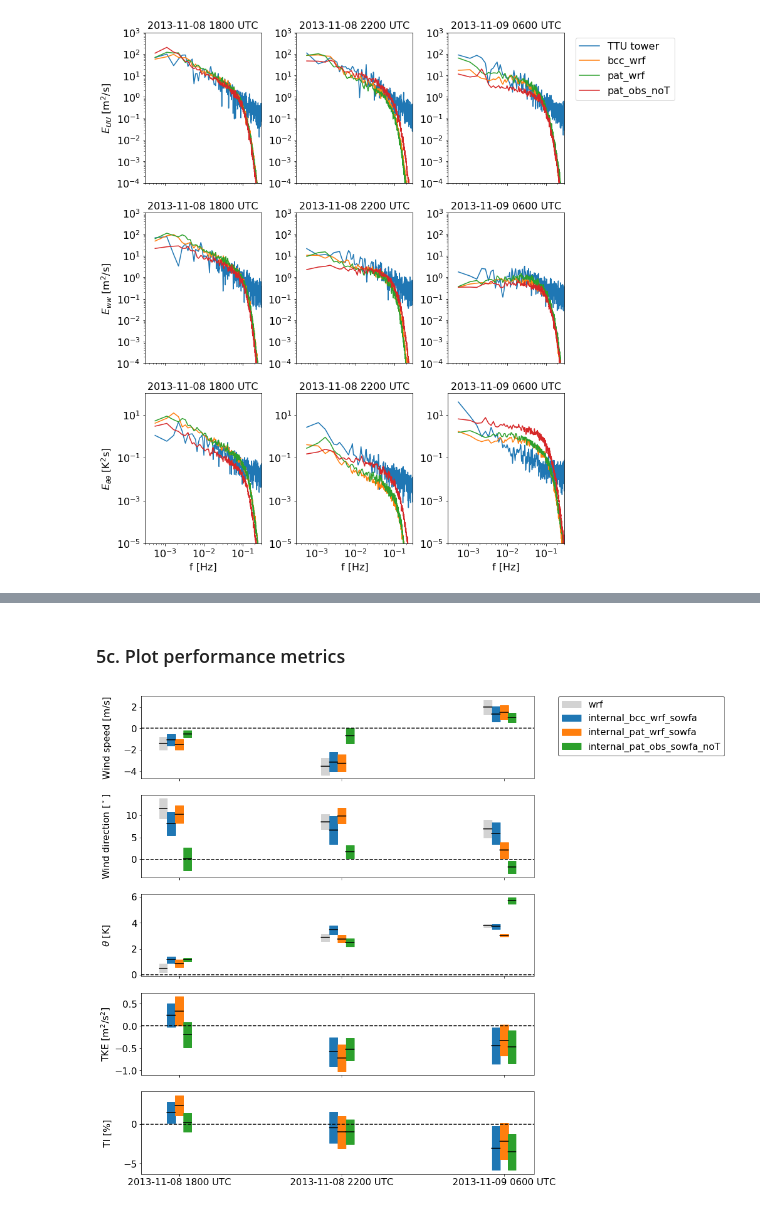
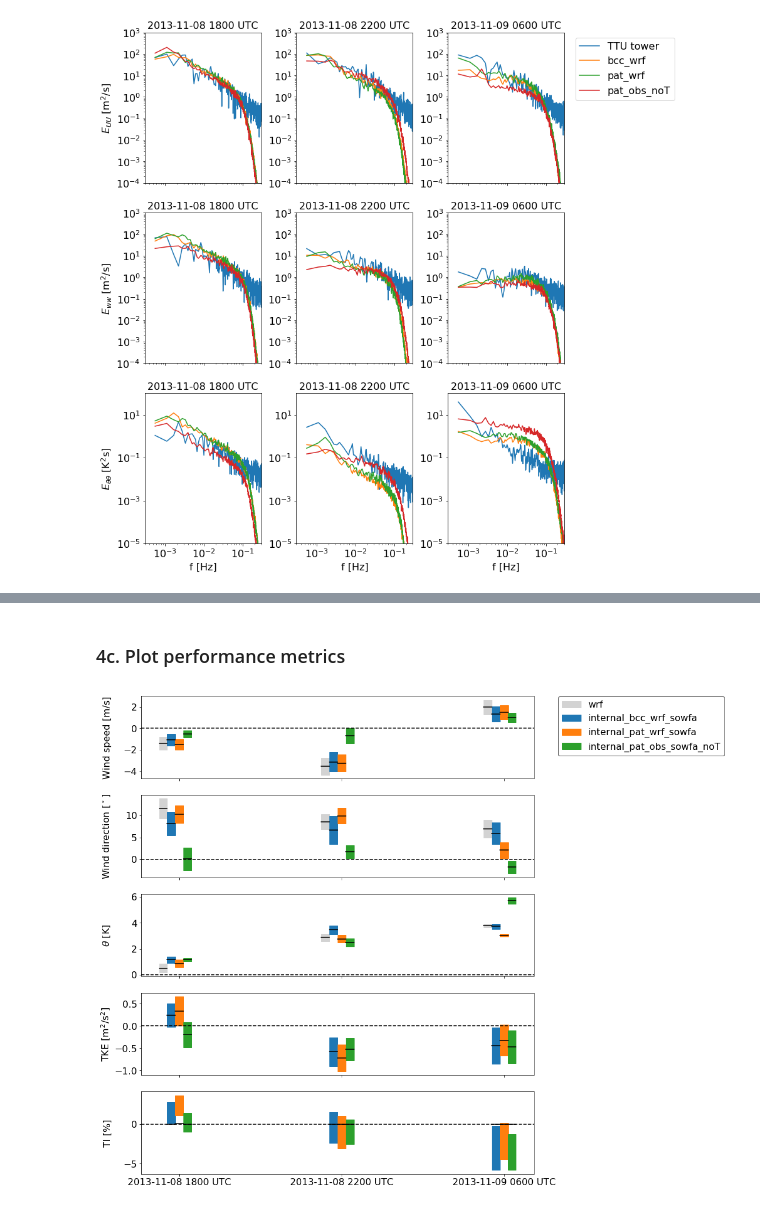
Before and after one commit to a2e-mmc/assessment, a Jupyter notebook: studies/coupling_comparison/assessment/assess_virtual_tower_data.ipynb, the cells around one changed output, grey strips where cells are left out. Drawn from its saved outputs; the diff is of its cells as text; code cells hidden in the pictures.

```diff
--- a/studies/coupling_comparison/assessment/assess_virtual_tower_data.ipynb
+++ b/studies/coupling_comparison/assessment/assess_virtual_tower_data.ipynb
@@ -94,4 +103 @@ Wall time: 1.71 s
-# %%
-for sim in simulations:
-    helper.calc_QOIs(df_10min[sim])
 # %% [markdown]
@@ -276,0 +260,13 @@ STD.set_index('sim',append=True,inplace=True)
+# %%
+# Create index
+midx = pd.MultiIndex.from_product([pd.to_datetime(selected_times), # Selected times
+                                   metrics,                        # Metrics
+                                   selected_sims],                 # List of simulations including wrf
+                                  names=['datetime','metric','sim'])
+
+# Create field of NaNs to fill dataframe
+nanfield = np.nan*np.ones((midx.size,len(selected_fields)))
+
+# Create dataframe
+metrics = pd.DataFrame(nanfield,columns=selected_fields,index=midx)
+metrics.head()
@@ -277,51 +331,70 @@ STD.set_index('sim',append=True,inplace=True)
 # %% [markdown]
-### 5c. Plot performance metrics
+### 4c. Plot performance metrics
 # %%
 nrows = len(selected_fields)
 fig, ax = plt.subplots(nrows,1,sharex=True,figsize=(12,3*nrows))
-index = np.arange(len(selected_times))
 bar_width = 0.05
 
+# Loop over fields and simulations
 for i, field in enumerate(selected_fields):
-    for j,dfname in enumerate(ME.index.get_level_values(1).unique()):
+    for j,dfname in enumerate(selected_sims):
+        # Scale TI to be in percentage
         scale = 1
         if field == 'TI':
             scale = 100
+
+        # Set color of wrf to gray
         if dfname=='wrf':
             color = 'lightgray'
         else:
             color = plt.rcParams['axes.prop_cycle'].by_key()['color'][j-1]
-        try:
-            for idx in index:
-                x = idx+(j-0.5)*bar_width
-                y = ME.loc[(selected_times,dfname),field].values[idx]-STD.loc[(selected_times,dfname),field].values[idx]
-                height = 2*STD.loc[(selected_times,dfname),field].values[idx]
-                y *= scale
-                height *= scale
 
-                if idx==0:
-                    label=dfname
-                else:
-                    label=None
-                rect = mpl.patches.Rectangle((x,y),bar_width,height,label=label,color=color)
-                ax[i].add_patch(rect)
-                ax[i].plot([x,x+bar_width],[y+height/2,y+height/2],'-k',solid_capstyle='projecting')
-        except KeyError:
-            pass
+        # Loop over selected times
+        for k, time in enumerate(selected_times):
+            # Retrieve error metrics
+            ME  = metrics.loc[(time,'ME',dfname),field].values
+            STD = metrics.loc[(time,'STD',dfname),field].values
 
+            # Compute x,y,width,height of bar based on ME and STD
+            width = bar_width
+            height = 2*STD
+            x = k+(j-0.5)*width
+            y = ME-STD
+
+            # Scale y and height
+            y *= scale
+            height *= scale
+
+            # Set label (only once)
+            if k==0:
+                label=dfname
+            else:
+                label=None
+
+            # Create rectangle and add to plot
+            rect = mpl.patches.Rectangle((x,y),width,height,label=label,color=color)
+            ax[i].add_patch(rect)
+            # Plot horizontal line at ME
+            ax[i].plot([x,x+width],[ME,ME],'-k',solid_capstyle='projecting')
+
+# Add zero line
 for axi in ax:
     axi.axhline(color='k',linestyle='--')
 
+# Mark-up legend
 leg = ax[0].legend(loc='upper left',bbox_to_anchor=(1.05,1.05),fontsize=16)
 leg.get_frame().set_edgecolor('k')
-ax[0].set_xticks(index + 2*bar_width)
+
+# Mark-up x axis
+ax[0].set_xticks(np.arange(len(selected_times)) + 2*bar_width)
 ax[0].set_xticklabels(pd.to_datetime(selected_times).strftime('%Y-%m-%d %H%M UTC'),fontsize=16)
 
+# Mark-up y axis
 ax[0].set_ylabel('Wind speed [m/s]')
 ax[1].set_ylabel(r'Wind direction [$^\circ$]')
 ax[2].set_ylabel(r'$\theta$ [K]')
 ax[3].set_ylabel(r'TKE [$\mathrm{m^2/s^2}$]')
 ax[4].set_ylabel('TI [%]')
 fig.align_ylabels()
 # %% [output]
-[figure, old version]
+[figure, new version]
```
Also changed, not shown: parts of 20 cells of this notebook.
